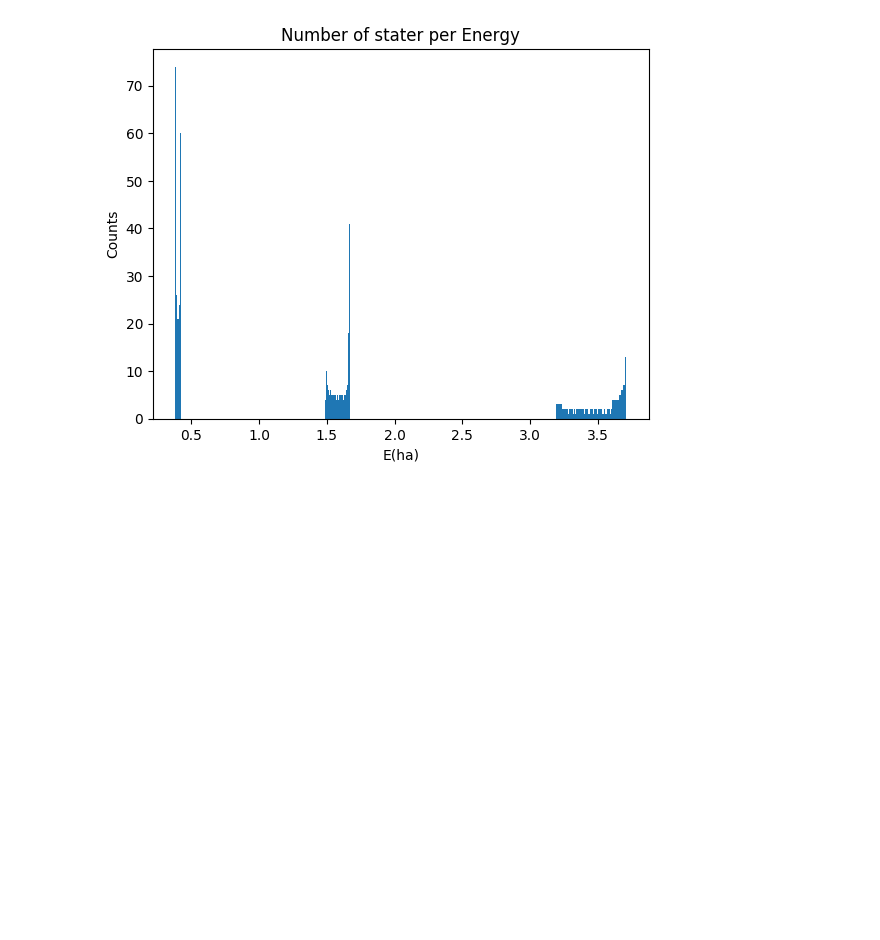
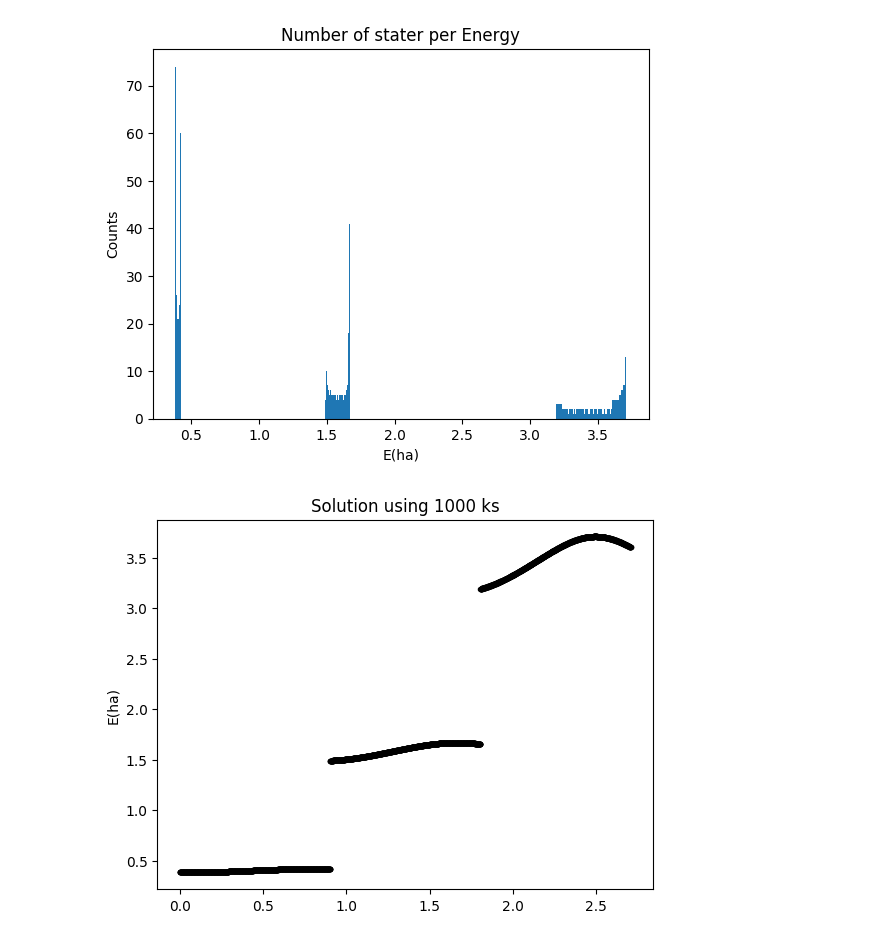
Before and after one commit to UriAceves/QuantumTheoryofMaterialsHW, a Jupyter notebook: HW06/ex1.ipynb, the cells around one changed output. Drawn from its saved outputs; the diff is of its cells as text; code cells hidden in the pictures; blank space fills up the shorter version.

```diff
--- a/HW06/ex1.ipynb
+++ b/HW06/ex1.ipynb
@@ -157,3 +155,37 @@ title("Number of stater per Energy")
 savefig("hist.png")
 # %% [output]
 [figure]
+# %%
+E_ar = []
+
+points = 1000
+
+k = linspace(1e-9,fact,points)
+
+for i in 1:length(k)
+    En = find_r(f(k[i]),x->F(x),1e-10,1,1e-6)
+    push!(E_ar,En)
+end
+
+k2 = linspace(fact*1,fact*2,points)
+
+for i in 1:length(k)
+    En = find_r(f(k2[i]),x->F(x),1,2,1e-6)
+    push!(E_ar,En)
+end
+
+k3 = linspace(fact*2,fact*3,points)
+
+for i in 1:length(k)
+    En = find_r(f(k3[i]),x->F(x),3,4,1e-6)
+    push!(E_ar,En)
+end
+
+
+plot(vcat(k,k2,k3),E_ar,"k.")
+title("Solution using $points ks")
+ylabel("E(ha)")
+savefig("num$points.png")
+show()
+# %% [output]
+[figure, added]
```
Also changed, not shown: parts of 2 cells of this notebook, 13 other files.
